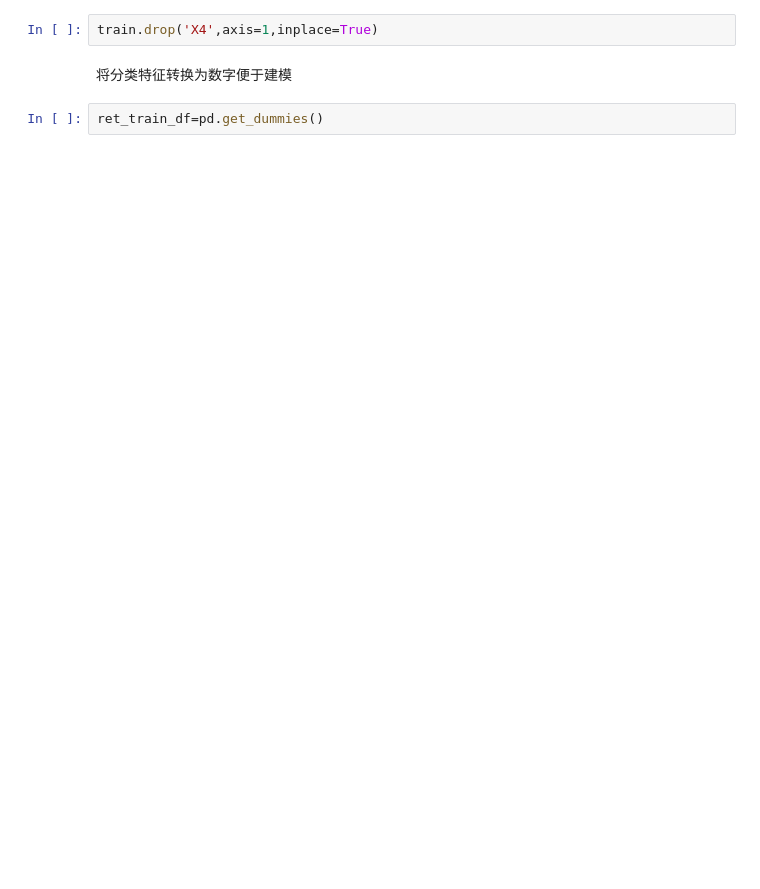
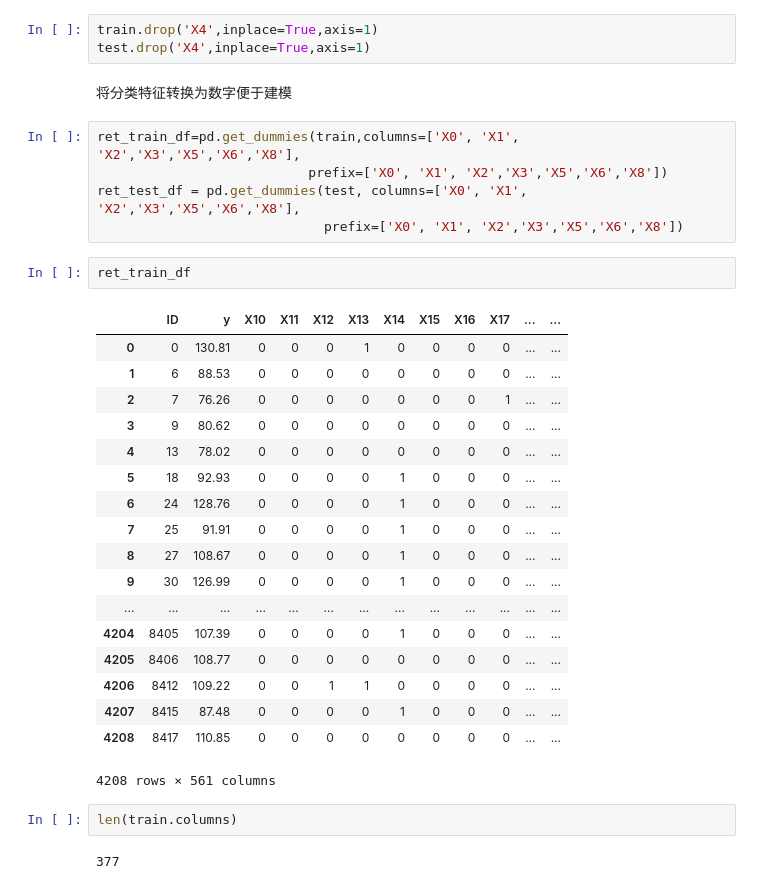
Before and after one commit to bijiale/kaggle, a Jupyter notebook: benz.ipynb, the cells around one changed output. Saved outputs shown, nothing was run; the diff lists cells and outputs as text; blank space fills up the shorter version.

```diff
--- a/benz.ipynb
+++ b/benz.ipynb
@@ -83,6 +93,35 @@ for col in train.columns:
 # %%
-train.drop('X4',axis=1,inplace=True)
+train.drop('X4',inplace=True,axis=1)
+test.drop('X4',inplace=True,axis=1)
 # %% [markdown]
 将分类特征转换为数字便于建模
+# %%
+ret_train_df=pd.get_dummies(train,columns=['X0', 'X1', 'X2','X3','X5','X6','X8'],
+                           prefix=['X0', 'X1', 'X2','X3','X5','X6','X8'])
+ret_test_df = pd.get_dummies(test, columns=['X0', 'X1', 'X2','X3','X5','X6','X8'],
+                             prefix=['X0', 'X1', 'X2','X3','X5','X6','X8'])
 # %%
-ret_train_df=pd.get_dummies()
+ret_train_df
+# %% [output]
+|  | ID | y | X10 | X11 | X12 | X13 | X14 | X15 | X16 | X17 | ... | ... |
+| 0 | 0 | 130.81 | 0 | 0 | 0 | 1 | 0 | 0 | 0 | 0 | ... | ... |
+| 1 | 6 | 88.53 | 0 | 0 | 0 | 0 | 0 | 0 | 0 | 0 | ... | ... |
+| 2 | 7 | 76.26 | 0 | 0 | 0 | 0 | 0 | 0 | 0 | 1 | ... | ... |
+| 3 | 9 | 80.62 | 0 | 0 | 0 | 0 | 0 | 0 | 0 | 0 | ... | ... |
+| 4 | 13 | 78.02 | 0 | 0 | 0 | 0 | 0 | 0 | 0 | 0 | ... | ... |
+| 5 | 18 | 92.93 | 0 | 0 | 0 | 0 | 1 | 0 | 0 | 0 | ... | ... |
+| 6 | 24 | 128.76 | 0 | 0 | 0 | 0 | 1 | 0 | 0 | 0 | ... | ... |
+| 7 | 25 | 91.91 | 0 | 0 | 0 | 0 | 1 | 0 | 0 | 0 | ... | ... |
+| 8 | 27 | 108.67 | 0 | 0 | 0 | 0 | 1 | 0 | 0 | 0 | ... | ... |
+| 9 | 30 | 126.99 | 0 | 0 | 0 | 0 | 1 | 0 | 0 | 0 | ... | ... |
+| ... | ... | ... | ... | ... | ... | ... | ... | ... | ... | ... | ... | ... |
+| 4204 | 8405 | 107.39 | 0 | 0 | 0 | 0 | 1 | 0 | 0 | 0 | ... | ... |
+| 4205 | 8406 | 108.77 | 0 | 0 | 0 | 0 | 0 | 0 | 0 | 0 | ... | ... |
+| 4206 | 8412 | 109.22 | 0 | 0 | 1 | 1 | 0 | 0 | 0 | 0 | ... | ... |
+| 4207 | 8415 | 87.48 | 0 | 0 | 0 | 0 | 1 | 0 | 0 | 0 | ... | ... |
+| 4208 | 8417 | 110.85 | 0 | 0 | 0 | 0 | 0 | 0 | 0 | 0 | ... | ... |
+4208 rows × 561 columns
+# %%
+len(train.columns)
+# %% [output]
+377
```
Also changed, not shown: parts of 17 cells of this notebook.
